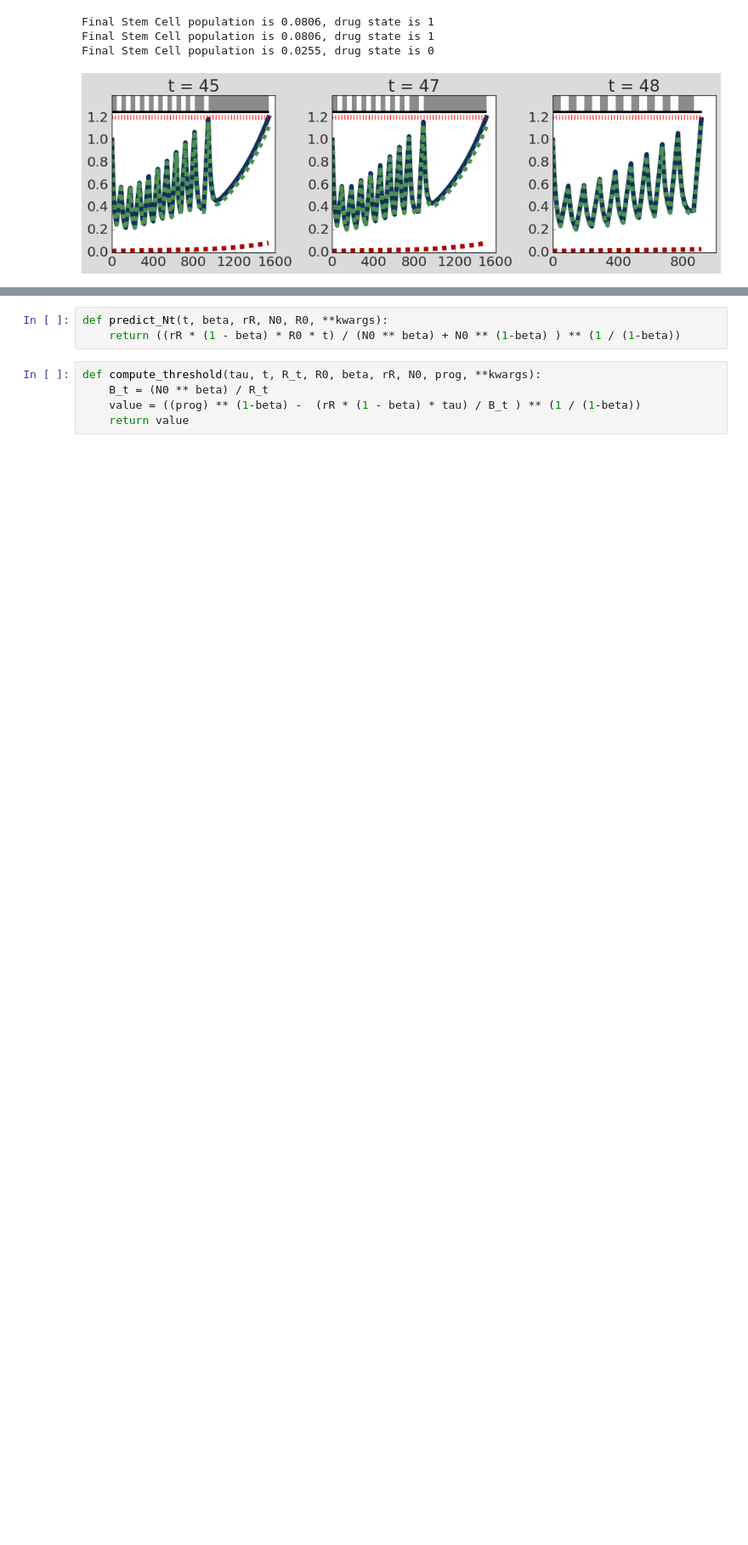
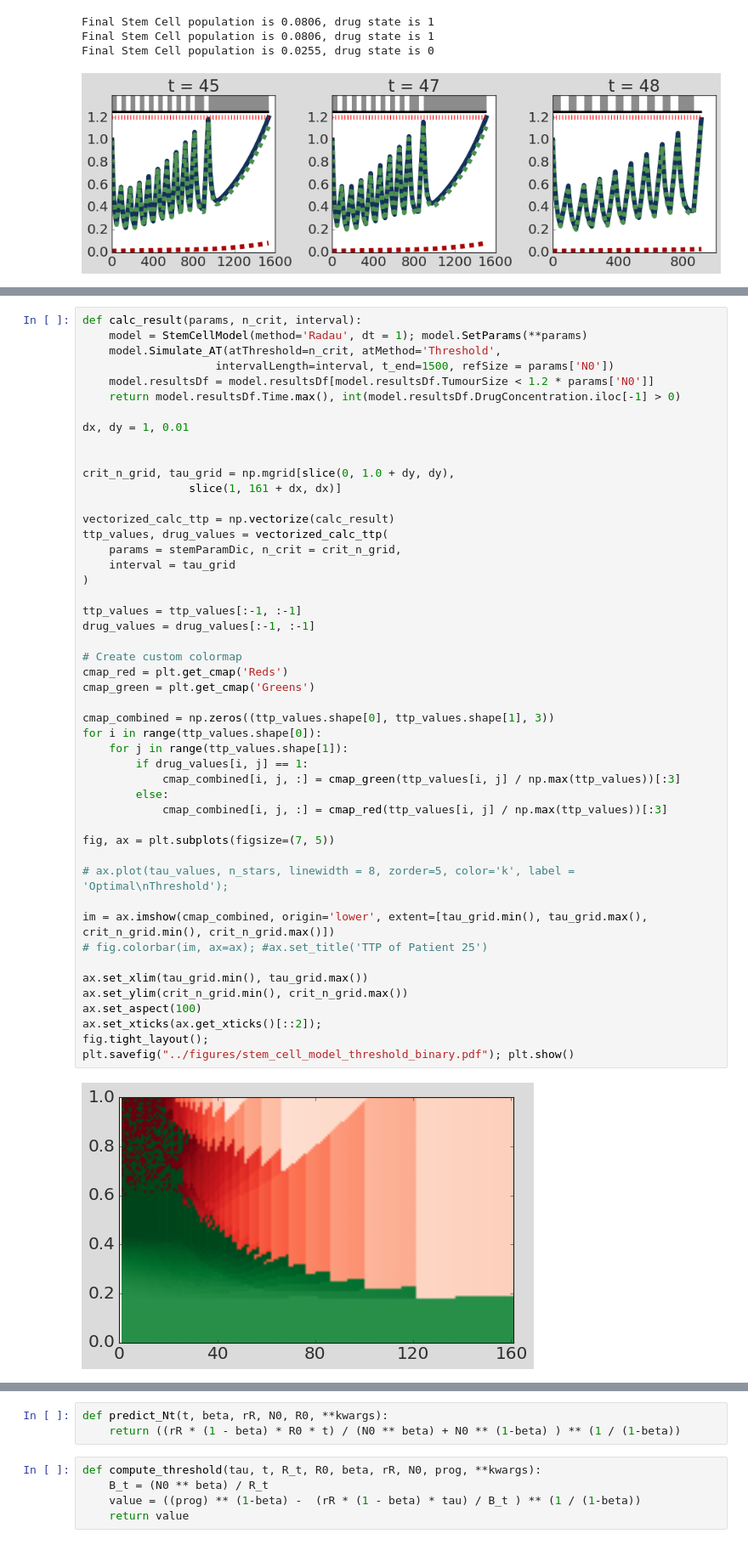
Before and after one commit to KCGallagher/AT_Model_Comparison, a Jupyter notebook: stem_cell_model/critical_threshold.ipynb, the cells around one changed output, grey strips where cells are left out. Shown at 85% size. Drawn from its saved outputs; the diff is of its cells as text; blank space fills up the shorter version.

```diff
--- a/stem_cell_model/critical_threshold.ipynb
+++ b/stem_cell_model/critical_threshold.ipynb
@@ -778,0 +844,50 @@ print(model.resultsDf.tail())
+# %%
+def calc_result(params, n_crit, interval):
+    model = StemCellModel(method='Radau', dt = 1); model.SetParams(**params)
+    model.Simulate_AT(atThreshold=n_crit, atMethod='Threshold',
+                    intervalLength=interval, t_end=1500, refSize = params['N0'])
+    model.resultsDf = model.resultsDf[model.resultsDf.TumourSize < 1.2 * params['N0']]
+    return model.resultsDf.Time.max(), int(model.resultsDf.DrugConcentration.iloc[-1] > 0)
+
+dx, dy = 1, 0.01
+
+
+crit_n_grid, tau_grid = np.mgrid[slice(0, 1.0 + dy, dy),
+                slice(1, 161 + dx, dx)]
+
+vectorized_calc_ttp = np.vectorize(calc_result)
+ttp_values, drug_values = vectorized_calc_ttp(
+    params = stemParamDic, n_crit = crit_n_grid,
+    interval = tau_grid
+)
+
+ttp_values = ttp_values[:-1, :-1]
+drug_values = drug_values[:-1, :-1]
+
+# Create custom colormap
+cmap_red = plt.get_cmap('Reds')
+cmap_green = plt.get_cmap('Greens')
+
+cmap_combined = np.zeros((ttp_values.shape[0], ttp_values.shape[1], 3))
+for i in range(ttp_values.shape[0]):
+    for j in range(ttp_values.shape[1]):
+        if drug_values[i, j] == 1:
+            cmap_combined[i, j, :] = cmap_green(ttp_values[i, j] / np.max(ttp_values))[:3]
+        else:
+            cmap_combined[i, j, :] = cmap_red(ttp_values[i, j] / np.max(ttp_values))[:3]
+
+fig, ax = plt.subplots(figsize=(7, 5))
+
+# ax.plot(tau_values, n_stars, linewidth = 8, zorder=5, color='k', label = 'Optimal\nThreshold');
+
+im = ax.imshow(cmap_combined, origin='lower', extent=[tau_grid.min(), tau_grid.max(), crit_n_grid.min(), crit_n_grid.max()])
+# fig.colorbar(im, ax=ax); #ax.set_title('TTP of Patient 25')
+
+ax.set_xlim(tau_grid.min(), tau_grid.max())
+ax.set_ylim(crit_n_grid.min(), crit_n_grid.max())
+ax.set_aspect(100)
+ax.set_xticks(ax.get_xticks()[::2]);
+fig.tight_layout();
+plt.savefig("../figures/stem_cell_model_threshold_binary.pdf"); plt.show()
+# %% [output]
+[figure, added]
```
Also changed, not shown: parts of 13 cells of this notebook, 11 other files.
